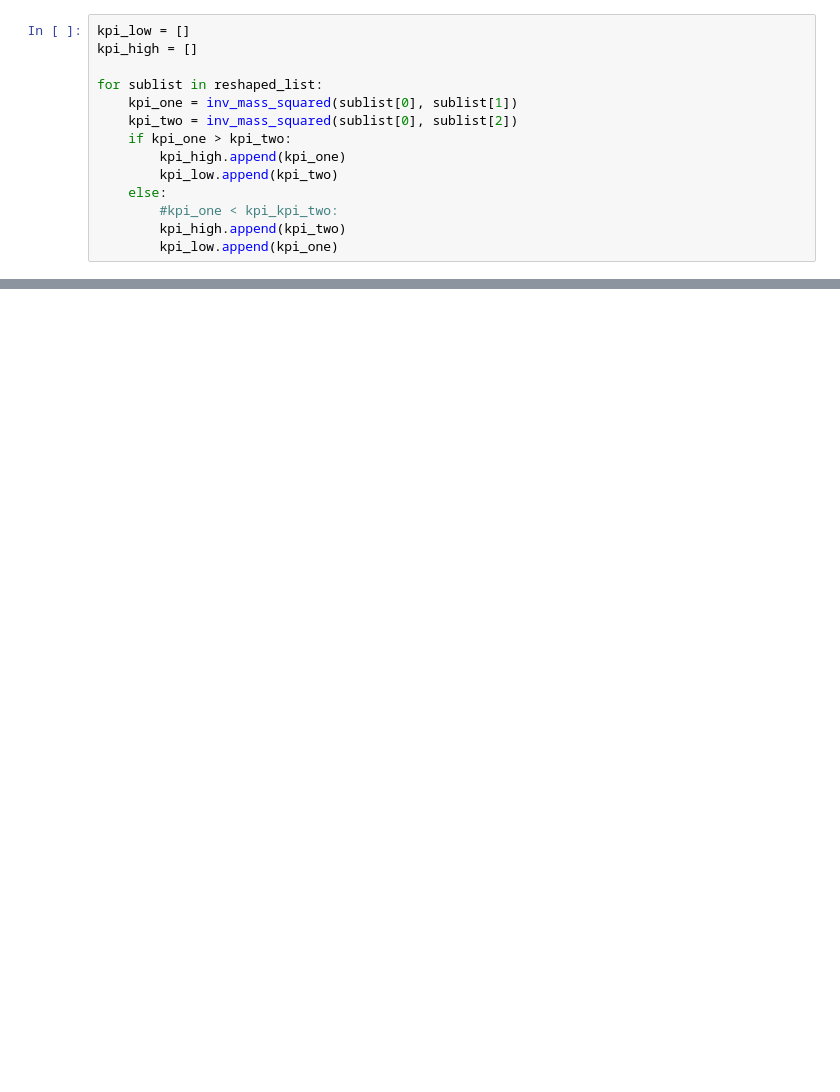
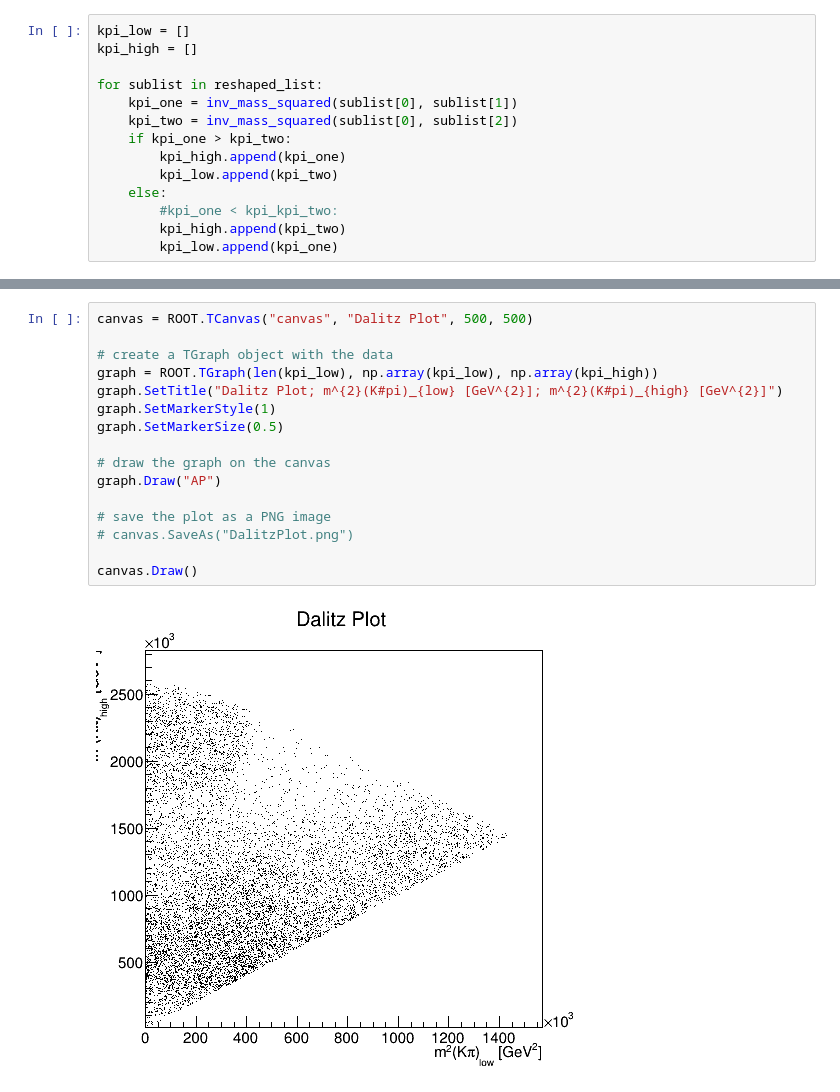
Before and after one commit to GitGup/ATLAS_DNN, a Jupyter notebook: MCAnalysis.ipynb, the cells around one changed output, grey strips where cells are left out. Drawn from its saved outputs; the diff is of its cells as text; blank space fills up the shorter version.

```diff
--- a/MCAnalysis.ipynb
+++ b/MCAnalysis.ipynb
@@ -176,0 +180,18 @@ plt.show()
+# %%
+canvas = ROOT.TCanvas("canvas", "Dalitz Plot", 500, 500)
+
+# create a TGraph object with the data
+graph = ROOT.TGraph(len(kpi_low), np.array(kpi_low), np.array(kpi_high))
+graph.SetTitle("Dalitz Plot; m^{2}(K#pi)_{low} [GeV^{2}]; m^{2}(K#pi)_{high} [GeV^{2}]")
+graph.SetMarkerStyle(1)
+graph.SetMarkerSize(0.5)
+
+# draw the graph on the canvas
+graph.Draw("AP")
+
+# save the plot as a PNG image
+# canvas.SaveAs("DalitzPlot.png")
+
+canvas.Draw()
+# %% [output]
+[figure, added]
```
Also changed, not shown: parts of 15 cells of this notebook.
